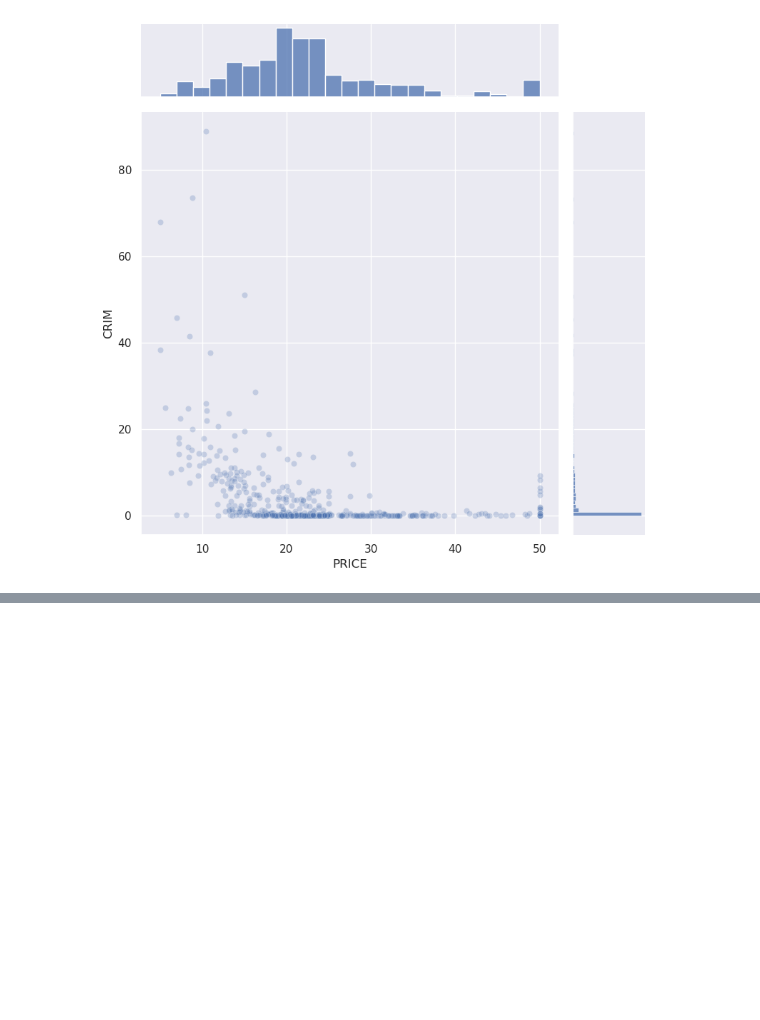
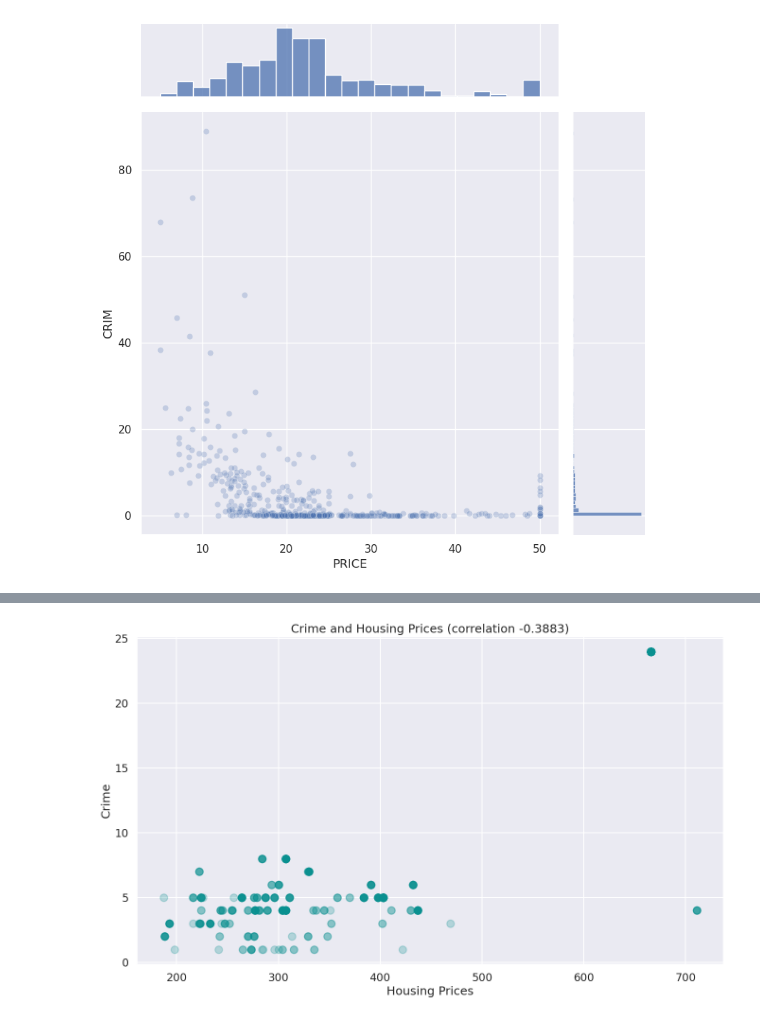
Before and after one commit to sydibyd/Python, a Jupyter notebook: Data exploration and advanced visualization - Boston house open_data.ipynb, the cells around one changed output, grey strips where cells are left out. Saved outputs shown, nothing was run; the diff lists cells and outputs as text; code cells hidden in the pictures; blank space fills up the shorter version.

```diff
--- a/Data exploration and advanced visualization - Boston house open_data.ipynb
+++ b/Data exploration and advanced visualization - Boston house open_data.ipynb
@@ -524 +524,12 @@ sns.jointplot(x=data['PRICE'], y=data['CRIM'], kind = 'hex', height=8)
 [figure]
+# %%
+# looking for outliers: TAX vs RAD
+price_crime_corr = round(data['PRICE'].corr(data['CRIM']),4)
+plt.figure(figsize=(16,9))
+plt.title(f'Crime and Housing Prices (correlation {price_crime_corr})', fontsize = 18)
+plt.scatter(x=data['TAX'], y=data['RAD'], alpha = 0.25, s=128, color='#099090')
+plt.xlabel('Housing Prices')
+plt.ylabel('Crime')
+plt.show()
+# %% [output]
+[figure, added]
```
Also changed, not shown: parts of 12 cells of this notebook.
